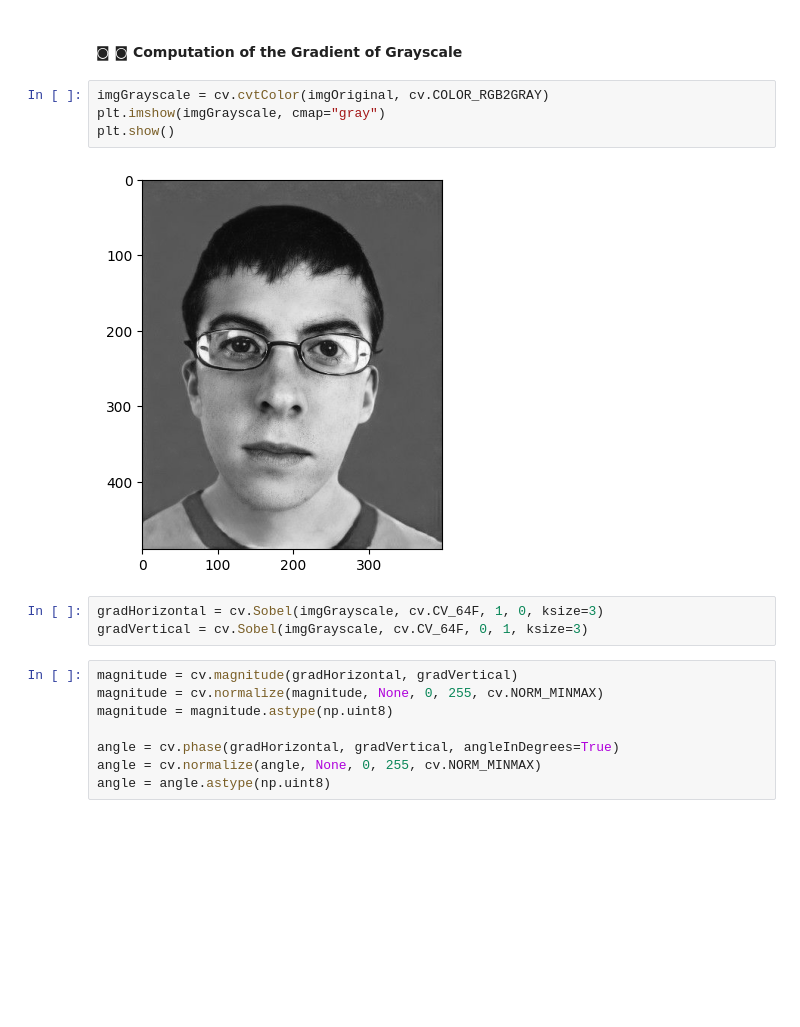
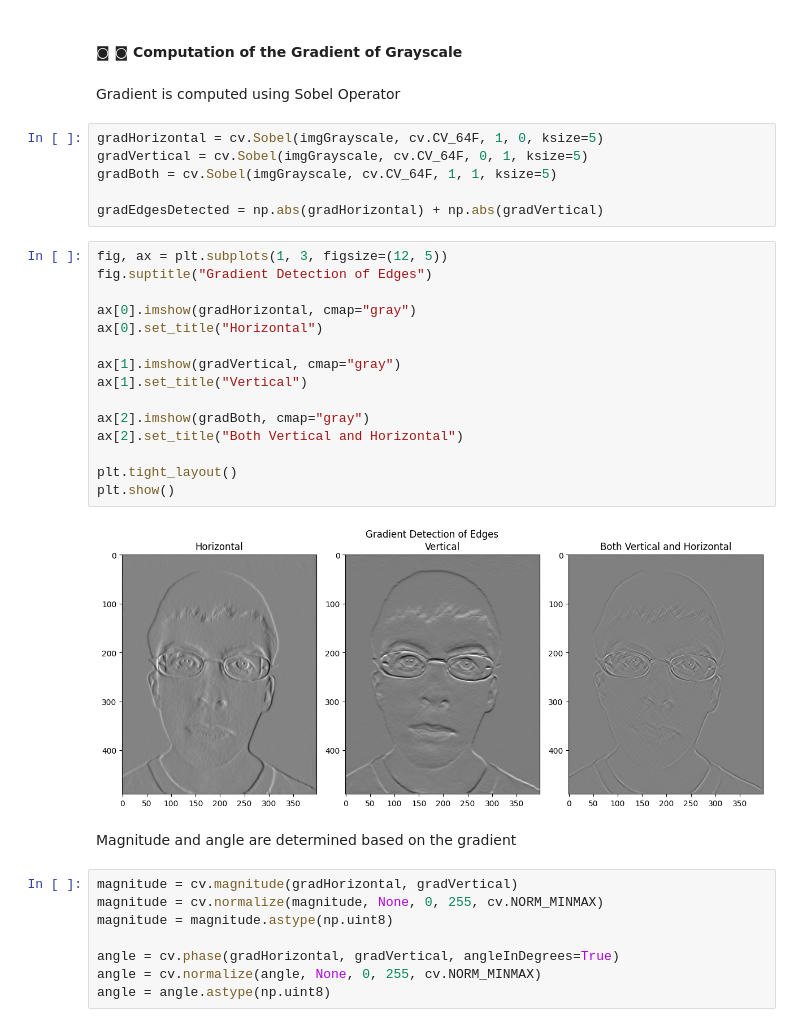
Before and after one commit to e-Rivers/CS5050_ComputerVision, a Jupyter notebook: HMWK_1/Homework1.ipynb, the cells around one changed output. Cells and saved outputs as stored; diff of their text form; blank space fills up the shorter version.

```diff
--- a/HMWK_1/Homework1.ipynb
+++ b/HMWK_1/Homework1.ipynb
@@ -100,14 +107,32 @@ imgOriginal = cv.cvtColor(imgRaw, cv.COLOR_BGR2RGB)
 # %% [markdown]
 #### ◙ ◙ Computation of the Gradient of Grayscale
-# %%
-imgGrayscale = cv.cvtColor(imgOriginal, cv.COLOR_RGB2GRAY)
-plt.imshow(imgGrayscale, cmap="gray")
-plt.show()
-# %% [output]
-[figure, removed]
+# %% [markdown]
+Gradient is computed using Sobel Operator
 # %%
-gradHorizontal = cv.Sobel(imgGrayscale, cv.CV_64F, 1, 0, ksize=3)
-gradVertical = cv.Sobel(imgGrayscale, cv.CV_64F, 0, 1, ksize=3)
+gradHorizontal = cv.Sobel(imgGrayscale, cv.CV_64F, 1, 0, ksize=5)
+gradVertical = cv.Sobel(imgGrayscale, cv.CV_64F, 0, 1, ksize=5)
+gradBoth = cv.Sobel(imgGrayscale, cv.CV_64F, 1, 1, ksize=5)
+
+gradEdgesDetected = np.abs(gradHorizontal) + np.abs(gradVertical)
+# %%
+fig, ax = plt.subplots(1, 3, figsize=(12, 5))
+fig.suptitle("Gradient Detection of Edges")
+
+ax[0].imshow(gradHorizontal, cmap="gray")
+ax[0].set_title("Horizontal")
+
+ax[1].imshow(gradVertical, cmap="gray")
+ax[1].set_title("Vertical")
+
+ax[2].imshow(gradBoth, cmap="gray")
+ax[2].set_title("Both Vertical and Horizontal")
+
+plt.tight_layout()
+plt.show()
+# %% [output]
+[figure, added]
+# %% [markdown]
+Magnitude and angle are determined based on the gradient
 # %%
 magnitude = cv.magnitude(gradHorizontal, gradVertical)
 magnitude = cv.normalize(magnitude, None, 0, 255, cv.NORM_MINMAX)
```
Also changed, not shown: parts of 15 cells of this notebook, 4 other files.
